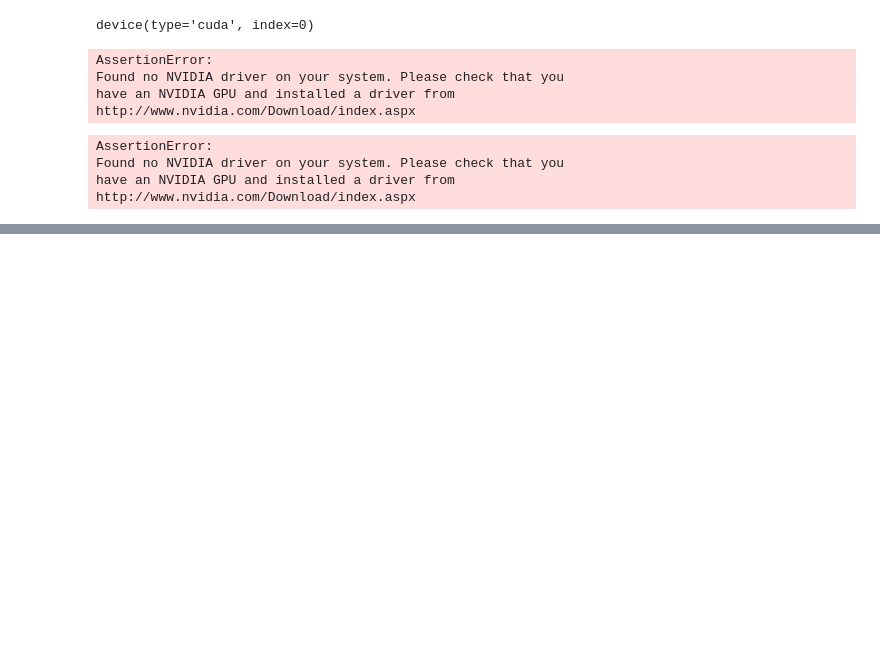
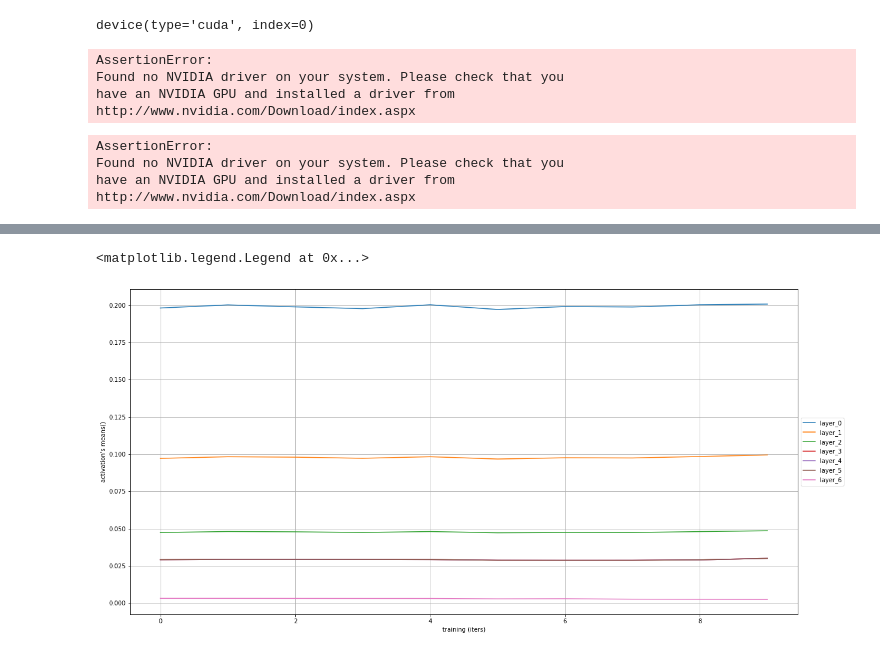
Before and after one commit to imflash217/flashNet, a Jupyter notebook: src/flashai/imflash217__03_cuda_cnn_hooks_init.ipynb, the cells around one changed output, grey strips where cells are left out. Drawn from its saved outputs; the diff is of its cells as text; code cells hidden in the pictures; blank space fills up the shorter version.

```diff
--- a/src/flashai/imflash217__03_cuda_cnn_hooks_init.ipynb
+++ b/src/flashai/imflash217__03_cuda_cnn_hooks_init.ipynb
@@ -159,0 +326,10 @@ http://www.nvidia.com/Download/index.aspx
+# %%
+for i, l in enumerate(model.act_means):
+    plt.plot(l[:10], label=f"layer_{i}")
+plt.xlabel("training (iters)")
+plt.ylabel("activation's means()")
+plt.grid()
+plt.legend(loc='center left', bbox_to_anchor=(1, 0.5))          ### Put a legend below current axis
+# %% [output]
+<matplotlib.legend.Legend at 0x...>
+[figure, added]
```
Also changed, not shown: parts of 104 cells of this notebook, 6 other files.
